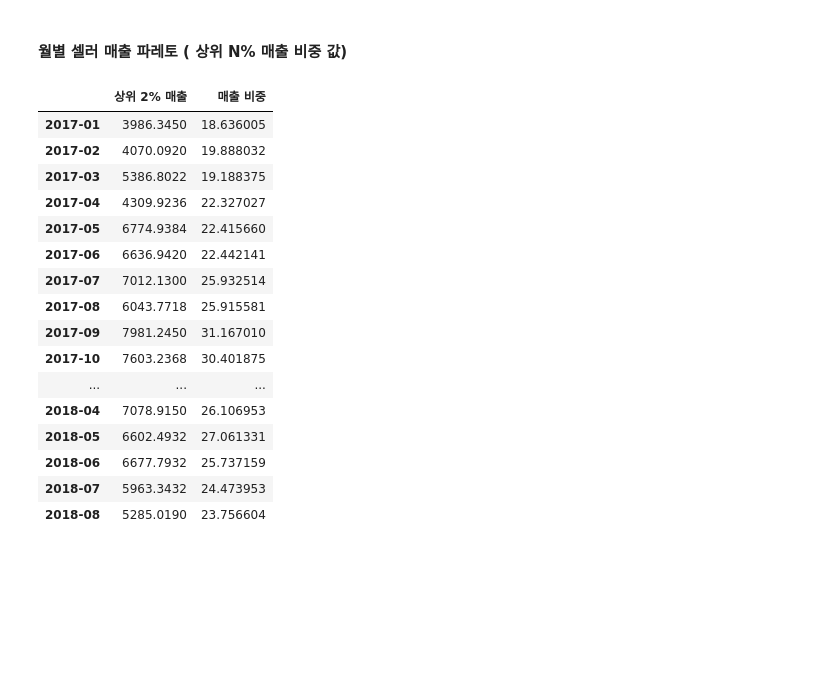
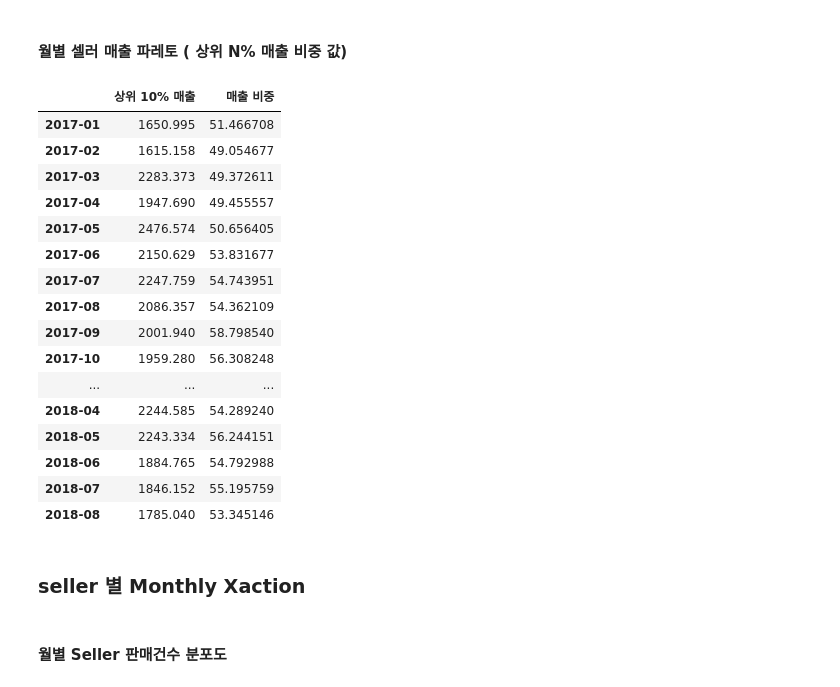
Before and after one commit to julesdata/study, a Jupyter notebook: Project/Olist Data Analysis.ipynb, the cells around one changed output. Cells and saved outputs as stored; diff of their text form; code cells hidden in the pictures; blank space fills up the shorter version.

```diff
--- a/Project/Olist Data Analysis.ipynb
+++ b/Project/Olist Data Analysis.ipynb
@@ -2003,28 +2006,32 @@ Msales_pareto
 #### 월별 셀러 매출 파레토 ( 상위 N% 매출 비중 값)
 # %%
 # 총액으로 했을때는, 상위 20%가 전체 매출의80%였는데, 월별로 나누면 30%가 약 80%를 차지한다.
-N=2
+N=10
 for m in Mrange:
     Msales_pareto.loc[m,"상위 N% 매출"] = sel_Msales[sel_Msales.Year_Month==m]["sales"].quantile(1-N/100)
     Msales_pareto.loc[m,"매출 비중"] = sel_Msales[sel_Msales.Year_Month==m]["sales"][
         sel_Msales[sel_Msales.Year_Month==m]["sales"]>Msales_pareto.loc[m,"상위 N% 매출"]
         ].sum()/sel_Msales[sel_Msales.Year_Month==m]["sales"].sum() *100
 Msales_pareto.rename(columns={"상위 N% 매출":'상위 '+str(N)+'% 매출'})
 # %% [output]
-|  | 상위 2% 매출 | 매출 비중 |
-| 2017-01 | 3986.3450 | 18.636005 |
-| 2017-02 | 4070.0920 | 19.888032 |
-| 2017-03 | 5386.8022 | 19.188375 |
-| 2017-04 | 4309.9236 | 22.327027 |
-| 2017-05 | 6774.9384 | 22.415660 |
-| 2017-06 | 6636.9420 | 22.442141 |
-| 2017-07 | 7012.1300 | 25.932514 |
-| 2017-08 | 6043.7718 | 25.915581 |
-| 2017-09 | 7981.2450 | 31.167010 |
-| 2017-10 | 7603.2368 | 30.401875 |
+|  | 상위 10% 매출 | 매출 비중 |
+| 2017-01 | 1650.995 | 51.466708 |
+| 2017-02 | 1615.158 | 49.054677 |
+| 2017-03 | 2283.373 | 49.372611 |
+| 2017-04 | 1947.690 | 49.455557 |
+| 2017-05 | 2476.574 | 50.656405 |
+| 2017-06 | 2150.629 | 53.831677 |
+| 2017-07 | 2247.759 | 54.743951 |
+| 2017-08 | 2086.357 | 54.362109 |
+| 2017-09 | 2001.940 | 58.798540 |
+| 2017-10 | 1959.280 | 56.308248 |
 | ... | ... | ... |
-| 2018-04 | 7078.9150 | 26.106953 |
-| 2018-05 | 6602.4932 | 27.061331 |
-| 2018-06 | 6677.7932 | 25.737159 |
-| 2018-07 | 5963.3432 | 24.473953 |
-| 2018-08 | 5285.0190 | 23.756604 |
+| 2018-04 | 2244.585 | 54.289240 |
+| 2018-05 | 2243.334 | 56.244151 |
+| 2018-06 | 1884.765 | 54.792988 |
+| 2018-07 | 1846.152 | 55.195759 |
+| 2018-08 | 1785.040 | 53.345146 |
+# %% [markdown]
+### seller 별 Monthly Xaction
+# %% [markdown]
+#### 월별 Seller 판매건수 분포도
```
Also changed, not shown: parts of 70 cells of this notebook.
